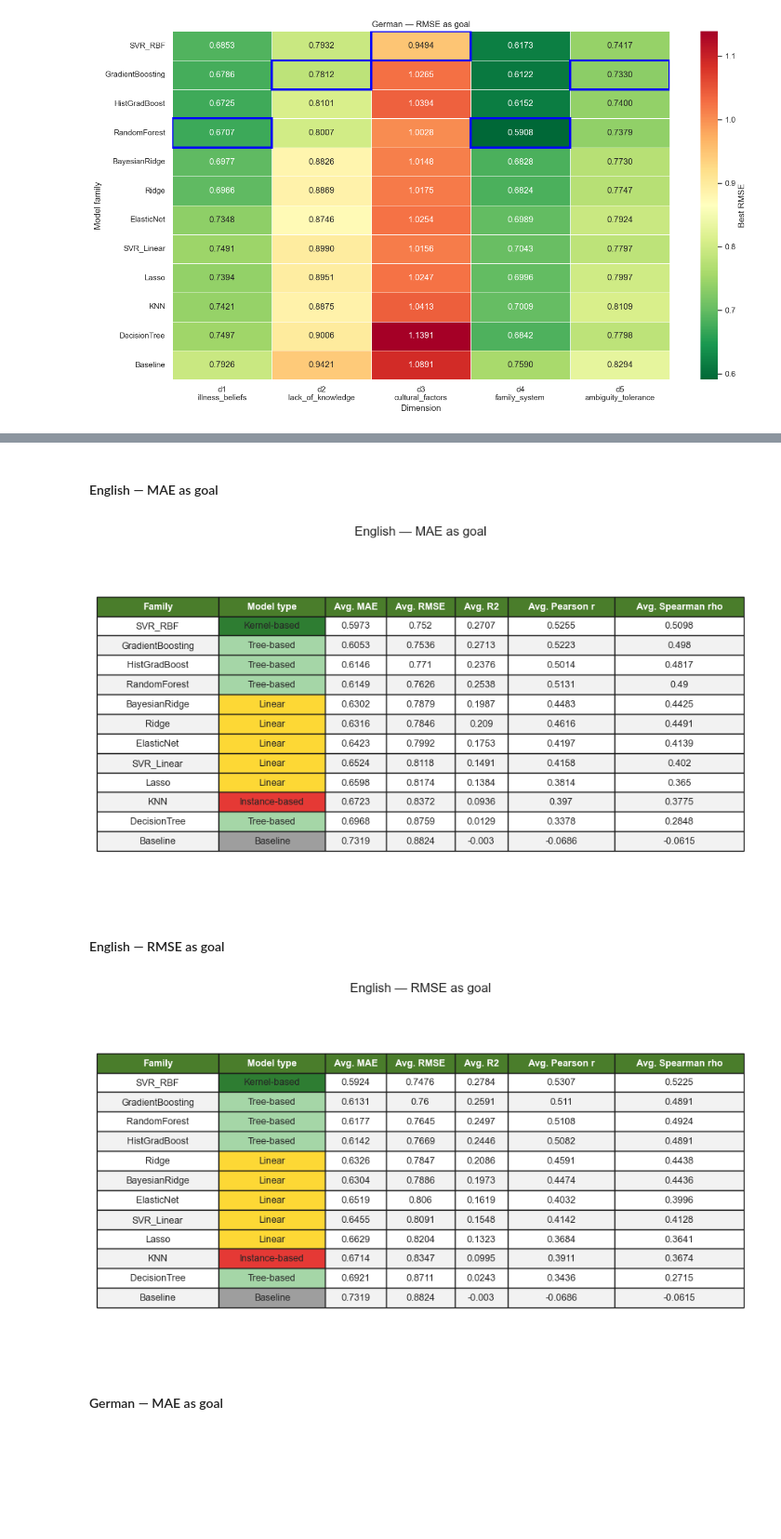
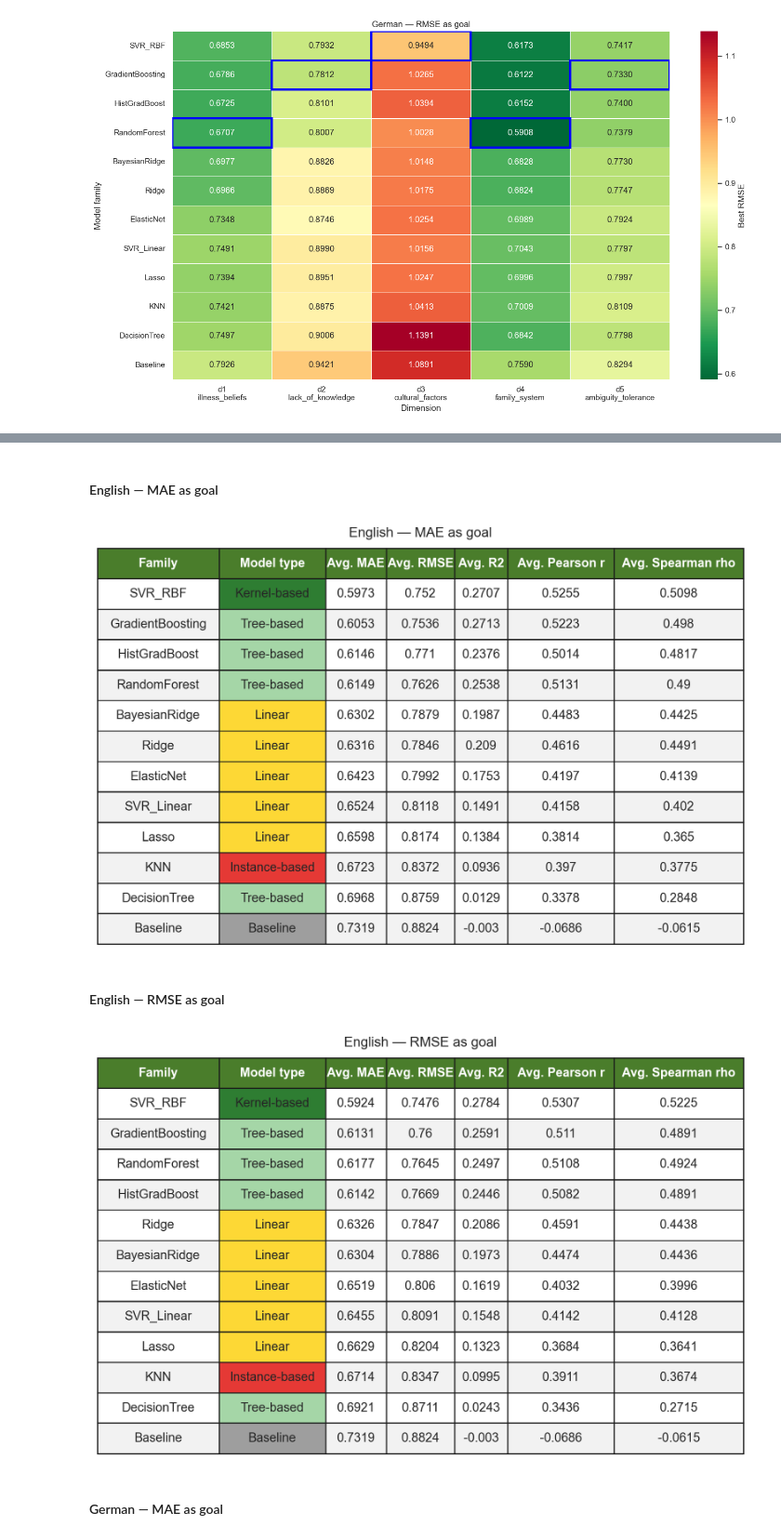
Before and after one commit to Cecilia-g24/tcc_thesis, a Jupyter notebook: scripts/approach_1_liwc/visuals.ipynb, the cells around one changed output, grey strips where cells are left out. Shown at 93% size. Drawn from its saved outputs; the diff is of its cells as text; code cells hidden in the pictures; blank space fills up the shorter version.

Commit message:
updated aproach 1 visuals, now table included

```diff
--- a/scripts/approach_1_liwc/visuals.ipynb
+++ b/scripts/approach_1_liwc/visuals.ipynb
@@ -312,41 +398,40 @@ def plot_metric_table(cfg):
 
     max_chars = [
         max(len(col), all_families[col].astype(str).str.len().max())
         for col in all_families.columns
     ]
     total_chars = sum(max_chars)
     col_widths = [c / total_chars for c in max_chars]
 
-    fig, ax = plt.subplots(figsize=(0.105 * total_chars, 1.0 + 0.35 * len(all_families)))
+    fig, ax = plt.subplots(figsize=(0.095 * total_chars, 0.8 + 0.42 * len(all_families)), dpi=200)
     ax.axis("off")
-    ax.set_title(cfg["label"], pad=20)
-    tbl = ax.table(cellText=all_families.values, colLabels=all_families.columns, cellLoc="center", loc="center",
-                   colWidths=col_widths)
+    ax.set_title(cfg["label"], pad=10)
+    tbl = ax.table(cellText=all_families.values, colLabels=all_families.columns, cellLoc="center",
+                   colWidths=col_widths, bbox=[0, 0, 1, 1])
     tbl.auto_set_font_size(False)
-    tbl.set_fontsize(9)
-    tbl.scale(1, 1.4)
+    tbl.set_fontsize(11)
 
     model_type_col = all_families.columns.get_loc("Model type")
     for (row, col), cell in tbl.get_celld().items():
         if row == 0:
             cell.set_facecolor("#4a7d2b")
             cell.set_text_props(color="white", weight="bold")
         elif col == model_type_col:
             cell.set_facecolor(TYPE_COLOR[all_families.iloc[row - 1]["Model type"]])
         else:
             cell.set_facecolor("#f2f2f2" if row % 2 == 0 else "white")
 
-    plt.tight_layout()
+    fig.subplots_adjust(left=0.01, right=0.99, top=0.85, bottom=0.02)
     plt.show()
     plt.close()
 
 
 for cfg in CONFIGS:
     show_heading(cfg)
     plot_metric_table(cfg)
 # %% [output]
 #### English — MAE as goal
-[figure, old version]
+[figure, new version]
 #### English — RMSE as goal
-[figure, old version]
+[figure, new version]
 #### German — MAE as goal
```
Also changed, not shown: parts of 6 cells of this notebook.
